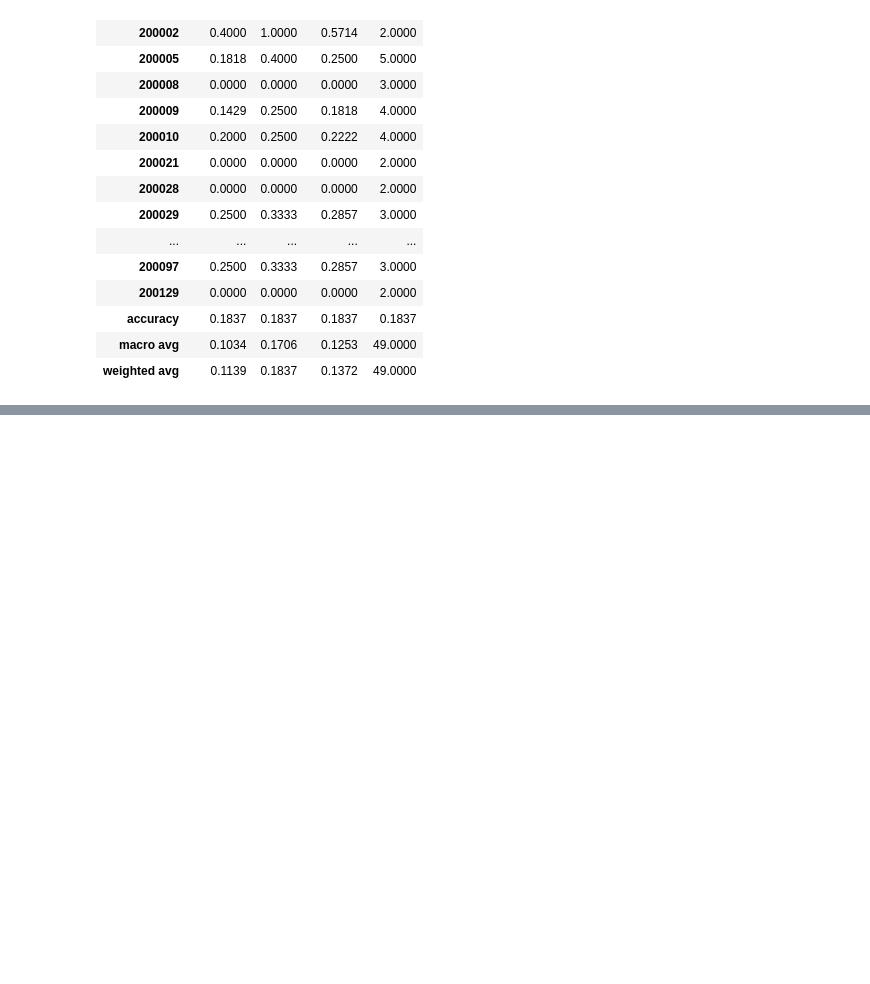
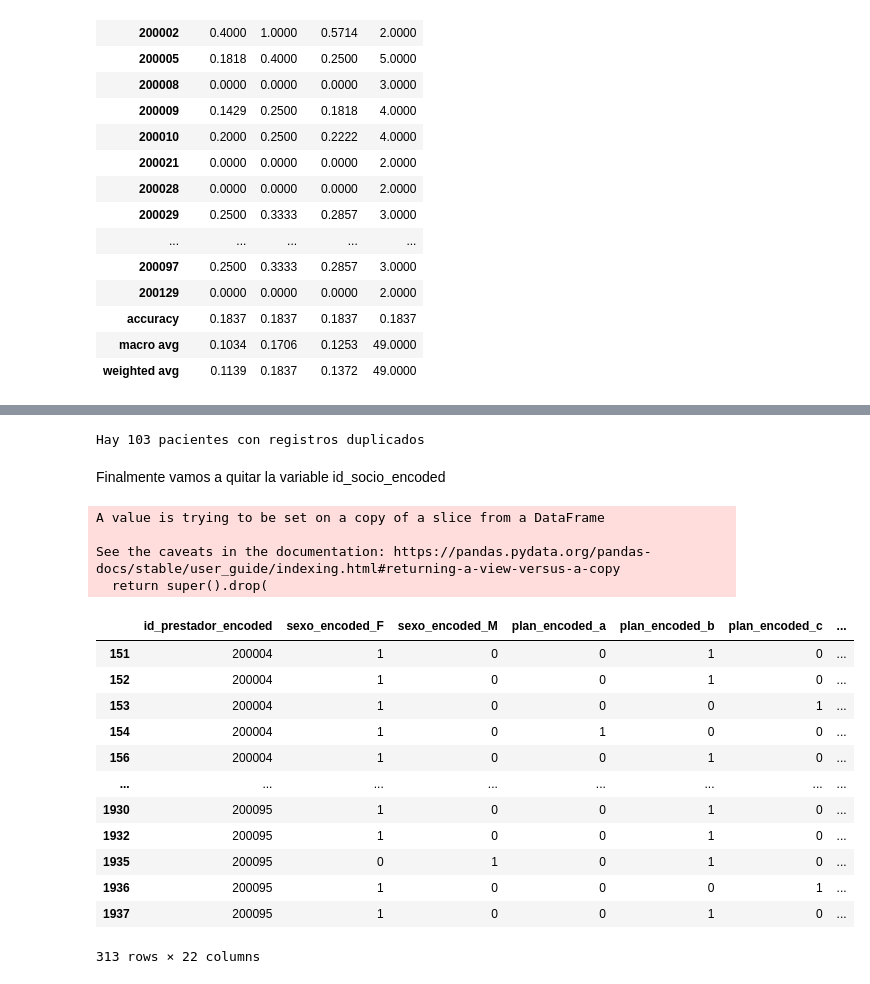
Before and after one commit to JuanMajul/Mentoria_DiploDatos2021, a Jupyter notebook: Notebooks/Practico_4.ipynb, the cells around one changed output, grey strips where cells are left out. Drawn from its saved outputs; the diff is of its cells as text; code cells hidden in the pictures; blank space fills up the shorter version.

```diff
--- a/Notebooks/Practico_4.ipynb
+++ b/Notebooks/Practico_4.ipynb
@@ -536,0 +532,4 @@ TypeError: Singleton array 14 cannot be considered a valid collection.
+# %%
+print("Hay {} pacientes con registros duplicados".format(ids_socios_duplicados.shape[0]))
+# %% [output]
+Hay 103 pacientes con registros duplicados
@@ -536,0 +538,25 @@ TypeError: Singleton array 14 cannot be considered a valid collection.
+# %% [markdown]
+Finalmente vamos a quitar la variable id_socio_encoded
+# %%
+df_nutricion.drop(['id_socio_encoded'],axis=1,inplace=True)
+# %% [output]
+A value is trying to be set on a copy of a slice from a DataFrame
+
+See the caveats in the documentation: https://pandas.pydata.org/pandas-docs/stable/user_guide/indexing.html#returning-a-view-versus-a-copy
+  return super().drop(
+# %%
+df_nutricion
+# %% [output]
+|  | id_prestador_encoded | sexo_encoded_F | sexo_encoded_M | plan_encoded_a | plan_encoded_b | plan_encoded_c | ... |
+| 151 | 200004 | 1 | 0 | 0 | 1 | 0 | ... |
+| 152 | 200004 | 1 | 0 | 0 | 1 | 0 | ... |
+| 153 | 200004 | 1 | 0 | 0 | 0 | 1 | ... |
+| 154 | 200004 | 1 | 0 | 1 | 0 | 0 | ... |
+| 156 | 200004 | 1 | 0 | 0 | 1 | 0 | ... |
+| ... | ... | ... | ... | ... | ... | ... | ... |
+| 1930 | 200095 | 1 | 0 | 0 | 1 | 0 | ... |
+| 1932 | 200095 | 1 | 0 | 0 | 1 | 0 | ... |
+| 1935 | 200095 | 0 | 1 | 0 | 1 | 0 | ... |
+| 1936 | 200095 | 1 | 0 | 0 | 0 | 1 | ... |
+| 1937 | 200095 | 1 | 0 | 0 | 1 | 0 | ... |
+313 rows × 22 columns
```
Also changed, not shown: parts of 59 cells of this notebook.
